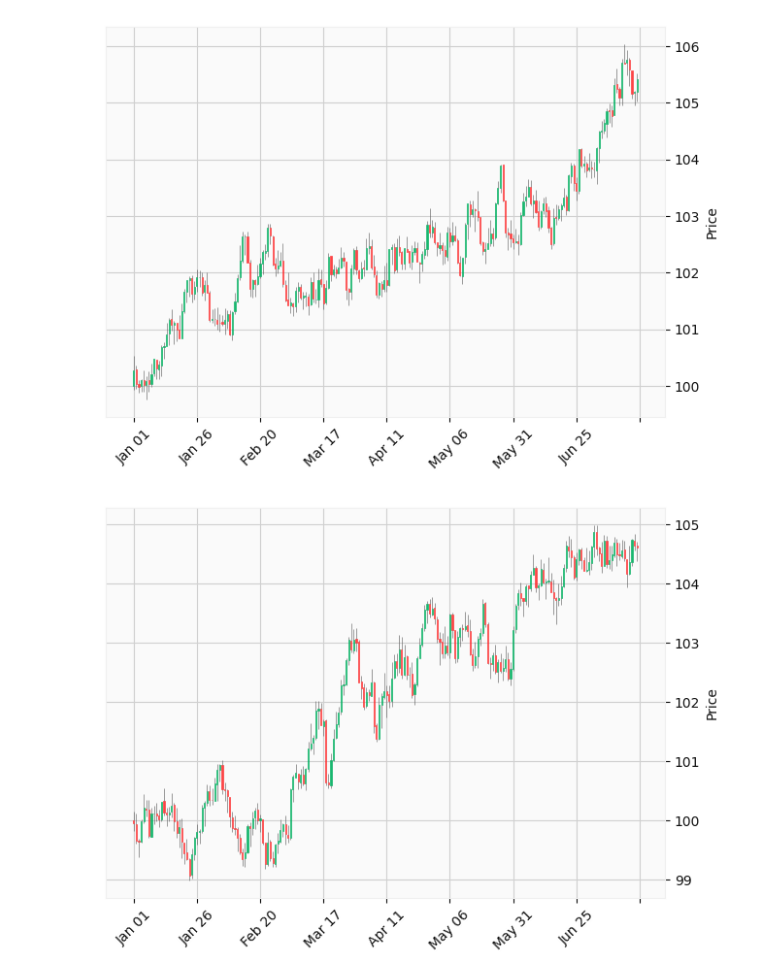
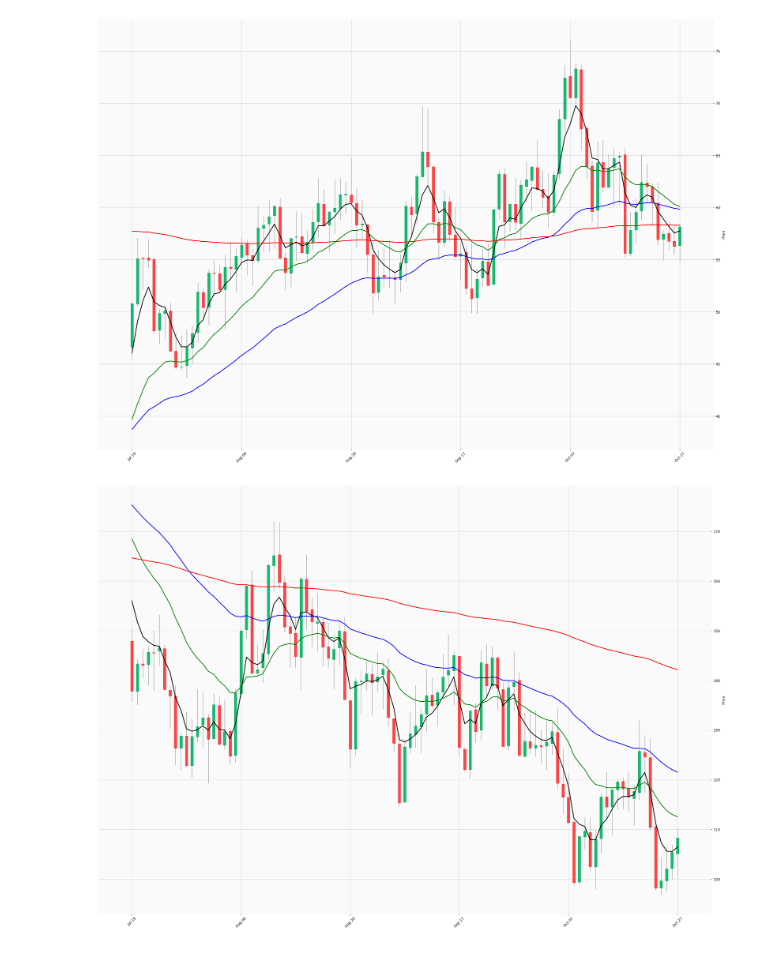
Before and after one commit to vkthakur90/AI_Applications, a Jupyter notebook: Monte_Carlo_Candlestick_Chart.ipynb, the cells around one changed output. Drawn from its saved outputs; the diff is of its cells as text; code cells hidden in the pictures.

```diff
--- a/Monte_Carlo_Candlestick_Chart.ipynb
+++ b/Monte_Carlo_Candlestick_Chart.ipynb
@@ -29,7 +33,7 @@ import datetime as dt
 mu = 0.10
 sigma = 0.05
 S0 = 100
-days = 200
+days = 300
 # %%
 def plot_candle_sticks(mu, sigma, S0, days):
     e = np.random.normal(size = [24 * 60, days])
@@ -59,9 +63,23 @@ def plot_candle_sticks(mu, sigma, S0, days):
         'Close' : S[-1, ...],
     }, index = date_index)
 
+    # Step 2: Calculate technical indicators using pandas-ta
+    candlestick_df['5 EMA'] = ta.ema(candlestick_df['Close'], length=5)
+    candlestick_df['20 EMA'] = ta.ema(candlestick_df['Close'], length=20)  # 20-day Exponential Moving Average
+    candlestick_df['50 EMA'] = ta.ema(candlestick_df['Close'], length=50)  # 50-day Exponential Moving Average
+    candlestick_df['200 EMA'] = ta.ema(candlestick_df['Close'], length=200)  # 50-day Exponential Moving Average
+    candlestick_df.dropna(inplace = True)
+
+    ema5 = mpf.make_addplot(candlestick_df['5 EMA'], color='black', width=2)
+    ema20 = mpf.make_addplot(candlestick_df['20 EMA'], color='green', width=2)
+    ema50 = mpf.make_addplot(candlestick_df['50 EMA'], color='blue', width=2)
+    ema200 = mpf.make_addplot(candlestick_df['200 EMA'], color='red', width=2)
+
     mpf.plot(
         candlestick_df,
         type="candle",  # Candlestick chart
         style="yahoo",  # Chart style
+        addplot=[ema5, ema20, ema50, ema200],
+        figscale = 4
     )
 # %%
@@ -75,9 +93,9 @@ plot_candle_sticks(mu, sigma, S0, days)
 # %%
-plot_candle_sticks(mu, sigma, S0, days)
+plot_candle_sticks(0.5, 1.00, S0, days)
 # %% [output]
-[figure, old version]
+[figure, new version]
 # %%
-plot_candle_sticks(mu, sigma, S0, days)
+plot_candle_sticks(0.5, 1.00, S0, days)
 # %% [output]
-[figure, old version]
+[figure, new version]
 # %%
```
Also changed, not shown: parts of 7 cells of this notebook.
